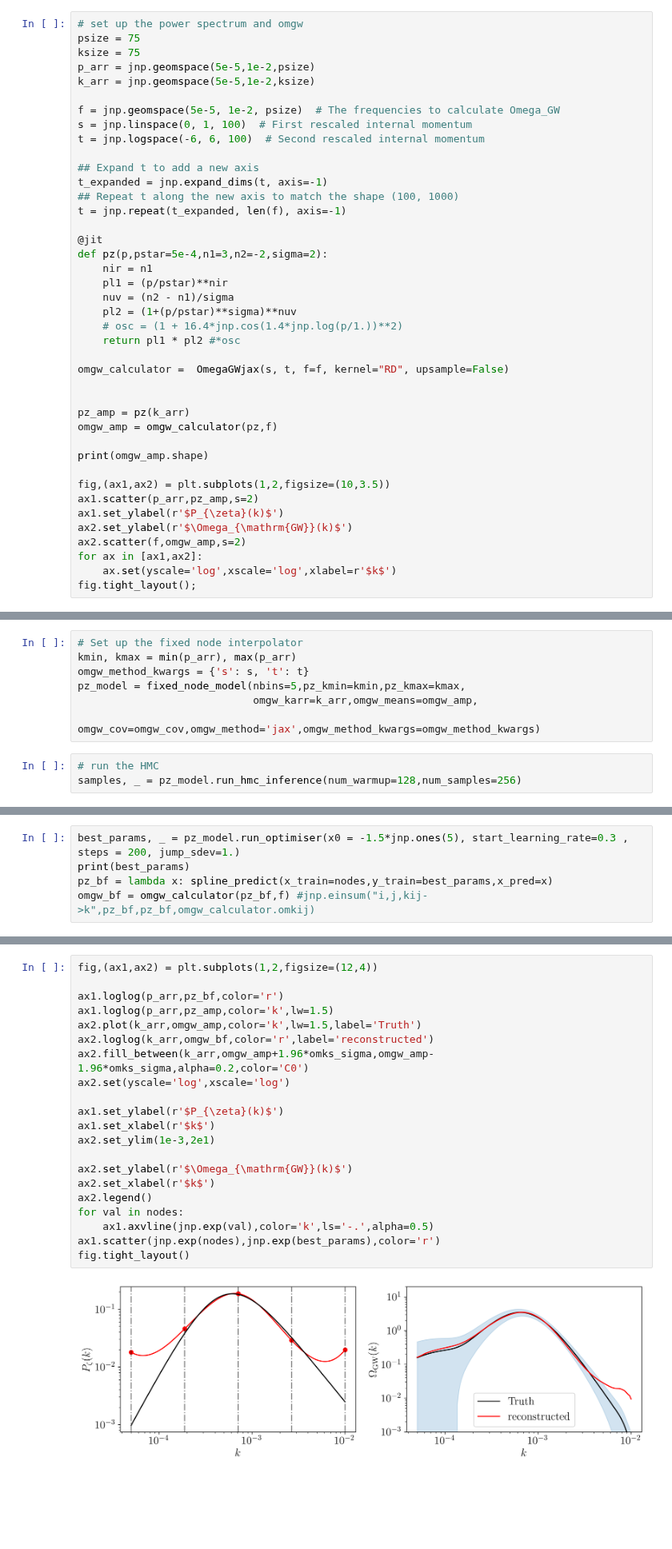
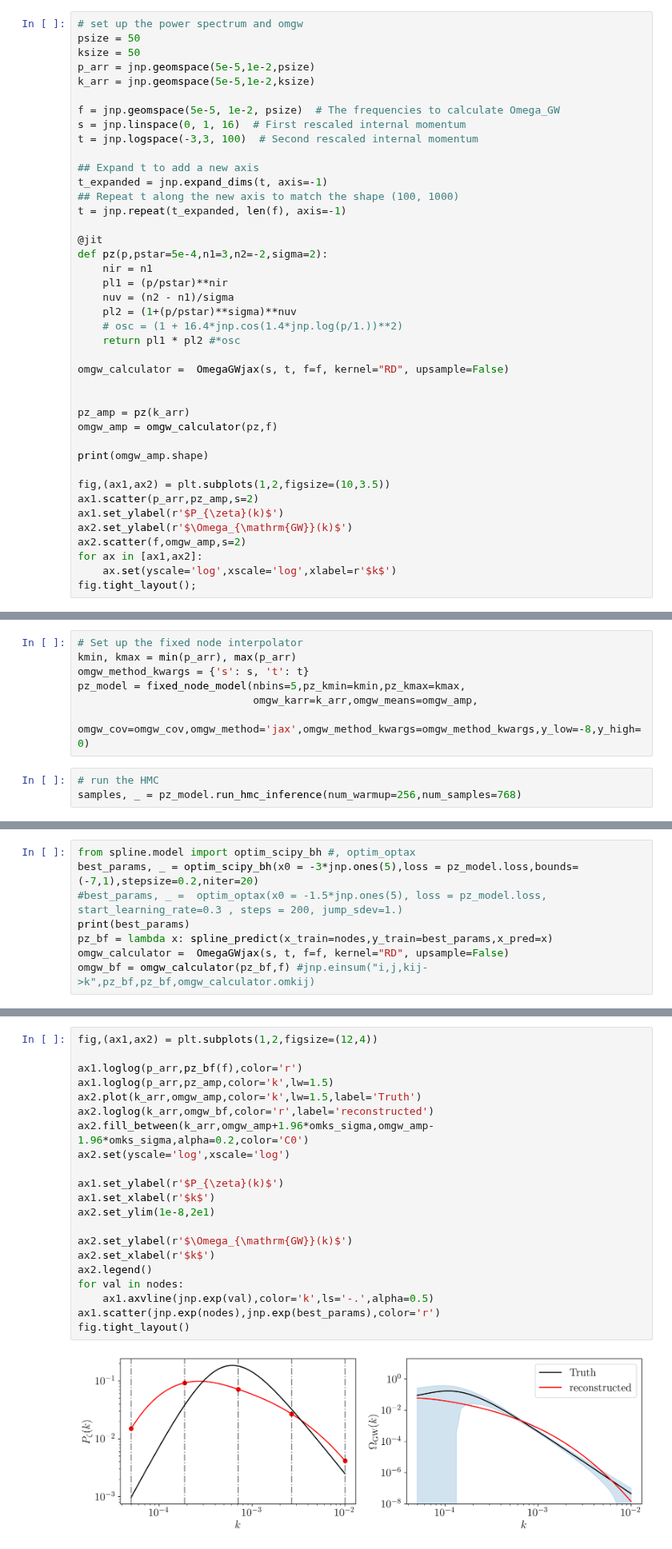
Before and after one commit to Ameek94/SIGW_Inverse, a Jupyter notebook: examples/test_jax_integrator.ipynb, the cells around one changed output, grey strips where cells are left out. Shown at 80% size. Cells and saved outputs as stored; diff of their text form; blank space fills up the shorter version.

```diff
--- a/examples/test_jax_integrator.ipynb
+++ b/examples/test_jax_integrator.ipynb
@@ -31,14 +30,14 @@ matplotlib.rc('legend', fontsize=16)
 #### A simple test curvature power spectrum and $\Omega_{\rm GW}$
 # %%
 # set up the power spectrum and omgw
-psize = 75
-ksize = 75
+psize = 50
+ksize = 50
 p_arr = jnp.geomspace(5e-5,1e-2,psize)
 k_arr = jnp.geomspace(5e-5,1e-2,ksize)
 
 f = jnp.geomspace(5e-5, 1e-2, psize)  # The frequencies to calculate Omega_GW
-s = jnp.linspace(0, 1, 100)  # First rescaled internal momentum
-t = jnp.logspace(-6, 6, 100)  # Second rescaled internal momentum
+s = jnp.linspace(0, 1, 16)  # First rescaled internal momentum
+t = jnp.logspace(-3,3, 100)  # Second rescaled internal momentum
 
 ## Expand t to add a new axis
 t_expanded = jnp.expand_dims(t, axis=-1)
@@ -93,9 +92,9 @@ kmin, kmax = min(p_arr), max(p_arr)
 omgw_method_kwargs = {'s': s, 't': t}
 pz_model = fixed_node_model(nbins=5,pz_kmin=kmin,pz_kmax=kmax,
                             omgw_karr=k_arr,omgw_means=omgw_amp,
-                            omgw_cov=omgw_cov,omgw_method='jax',omgw_method_kwargs=omgw_method_kwargs)
+                            omgw_cov=omgw_cov,omgw_method='jax',omgw_method_kwargs=omgw_method_kwargs,y_low=-8,y_high=0)
 # %%
 # run the HMC
-samples, _ = pz_model.run_hmc_inference(num_warmup=128,num_samples=256)
+samples, _ = pz_model.run_hmc_inference(num_warmup=256,num_samples=768)
 # %% [output]
                 mean       std    median      5.0%     95.0%     n_eff     r_hat
@@ -154,8 +154,11 @@ fig.tight_layout()
 # %% [markdown]
 #### Do an optimization instead of HMC sampling
 # %%
-best_params, _ = pz_model.run_optimiser(x0 = -1.5*jnp.ones(5), start_learning_rate=0.3 , steps = 200, jump_sdev=1.)
+from spline.model import optim_scipy_bh #, optim_optax
+best_params, _ = optim_scipy_bh(x0 = -3*jnp.ones(5),loss = pz_model.loss,bounds=(-7,1),stepsize=0.2,niter=20)
+#best_params, _ =  optim_optax(x0 = -1.5*jnp.ones(5), loss = pz_model.loss, start_learning_rate=0.3 , steps = 200, jump_sdev=1.)
 print(best_params)
 pz_bf = lambda x: spline_predict(x_train=nodes,y_train=best_params,x_pred=x)
+omgw_calculator =  OmegaGWjax(s, t, f=f, kernel="RD", upsample=False)
 omgw_bf = omgw_calculator(pz_bf,f) #jnp.einsum("i,j,kij->k",pz_bf,pz_bf,omgw_calculator.omkij)
 # %% [output]
@@ -164,23 +166,23 @@ NameError: name 'spline_predict' is not defined
 # %%
 fig,(ax1,ax2) = plt.subplots(1,2,figsize=(12,4))
 
-ax1.loglog(p_arr,pz_bf,color='r')
+ax1.loglog(p_arr,pz_bf(f),color='r')
 ax1.loglog(p_arr,pz_amp,color='k',lw=1.5)
 ax2.plot(k_arr,omgw_amp,color='k',lw=1.5,label='Truth')
 ax2.loglog(k_arr,omgw_bf,color='r',label='reconstructed')
 ax2.fill_between(k_arr,omgw_amp+1.96*omks_sigma,omgw_amp-1.96*omks_sigma,alpha=0.2,color='C0')
 ax2.set(yscale='log',xscale='log')
 
 ax1.set_ylabel(r'$P_{\zeta}(k)$')
 ax1.set_xlabel(r'$k$')
-ax2.set_ylim(1e-3,2e1)
+ax2.set_ylim(1e-8,2e1)
 
 ax2.set_ylabel(r'$\Omega_{\mathrm{GW}}(k)$')
 ax2.set_xlabel(r'$k$')
 ax2.legend()
 for val in nodes:
     ax1.axvline(jnp.exp(val),color='k',ls='-.',alpha=0.5)
 ax1.scatter(jnp.exp(nodes),jnp.exp(best_params),color='r')
 fig.tight_layout()
 # %% [output]
-[figure, old version]
+[figure, new version]
```
Also changed, not shown: parts of 6 cells of this notebook, 5 other files.
